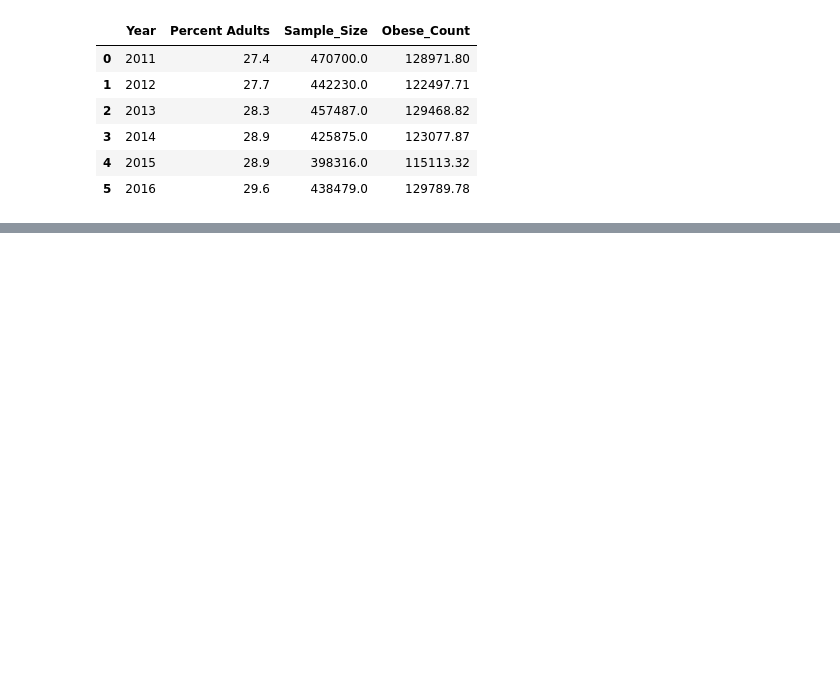
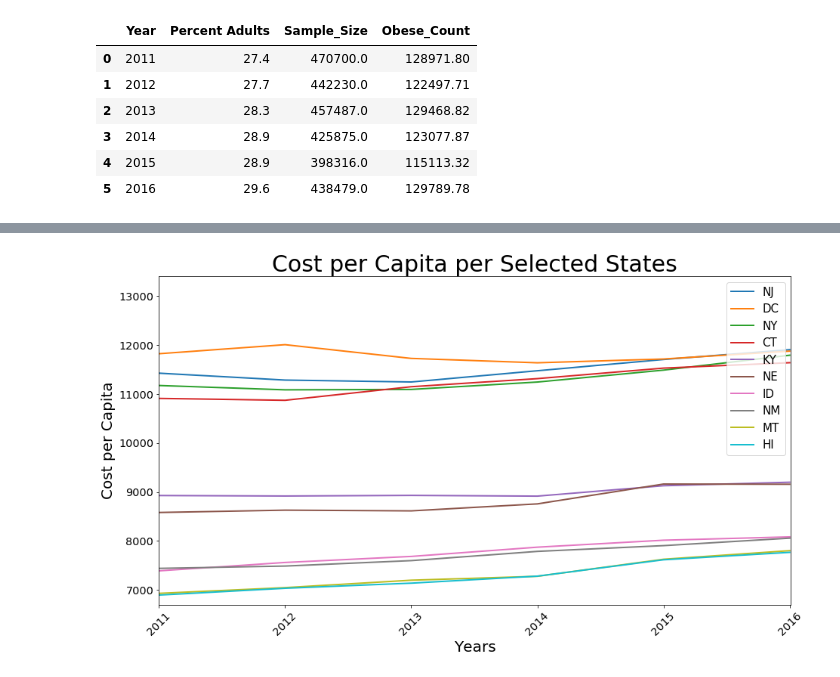
Before and after one commit to Rshn8411/project1, a Jupyter notebook: DL_Graphs/2011_2016_Graphs.ipynb, the cells around one changed output, grey strips where cells are left out. Drawn from its saved outputs; the diff is of its cells as text; code cells hidden in the pictures; blank space fills up the shorter version.

```diff
--- a/DL_Graphs/2011_2016_Graphs.ipynb
+++ b/DL_Graphs/2011_2016_Graphs.ipynb
@@ -18,6 +18,7 @@ path_historical_percents = ('../Clean_2011_2016/healthcare_percent_change_data_2
 path_median_income = ('../Cleaned_Data/median_income.csv')
 path_obesity = ('../Clean_2011_2016/overall_clean_obesity_data.csv')
 path_obesity_us = ('../Clean_2011_2016/us_obesity_total.csv')
+path_cpc = ('../Clean_2011_2016/medicare_costpercapita_2011_2016.csv')
 # %%
 # Reformat national df
 medicare_national = pd.read_csv(path_national,skipinitialspace=True)
@@ -259,0 +287,12 @@ median_income_data = median_income_df.set_index
+# %%
+cost_per_capita_data = pd.read_csv(path_cpc,skipinitialspace=True)
+cost_per_capita_df = cost_per_capita_data.set_index('Cost per Capita')
+cpc_sort_a = cost_per_capita_df.sort_values(by = ['2016'])
+cpc_sort_d = cost_per_capita_df.sort_values(by = ['2016'], ascending = False)
+cpc_most = cpc_sort_d.head()
+cpc_least = cpc_sort_a.head()
+cpc_rangeT = cpc_sort_d.iloc[[0,1,2,3,25,26,47,48,49,50,], :]
+
+del cpc_rangeT.index.name
+cpc_range = cpc_rangeT.T
+cpc_range
@@ -259,0 +307,29 @@ median_income_data = median_income_df.set_index
+# %%
+range_cpc1 = cpc_range.reset_index(drop = False)
+range_cpc1['index'] = range_cpc1['index'].astype(int)
+range_cpc = range_cpc1.set_index('index')
+del range_cpc.index.name
+# %%
+# Creating variables for my limits
+low = range_cpc['HI'].min() - 200
+high = range_cpc['NJ'].max() + 1500
+xlow = range_cpc.index.min()
+xhigh = range_cpc.index.max()+0.01
+x_axis = np.arange (xlow, xhigh, 1)
+
+# Creating and customizing a line graph
+plt.figure(figsize = (15, 8))
+plt.plot(range_cpc, linewidth = 2)
+plt.legend(labels = range_cpc, loc="best",
+           prop={'size': 15}, fancybox = True)
+plt.title('Cost per Capita per Selected States', fontdict = {'fontsize' : 30})
+plt.xlabel('Years', fontdict = {'fontsize' : 20})
+plt.ylabel('Cost per Capita', fontdict = {'fontsize' : 20})
+plt.xticks(x_axis, fontsize = 'x-large', rotation = 45)
+plt.yticks(fontsize = 'x-large')
+plt.xlim (xlow, xhigh)
+plt.ylim (low, high)
+plt.savefig('../Images/cost_per_capita_2011')
+plt.show()
+# %% [output]
+[figure, added]
```
Also changed, not shown: parts of 7 cells of this notebook, 1 other file.
